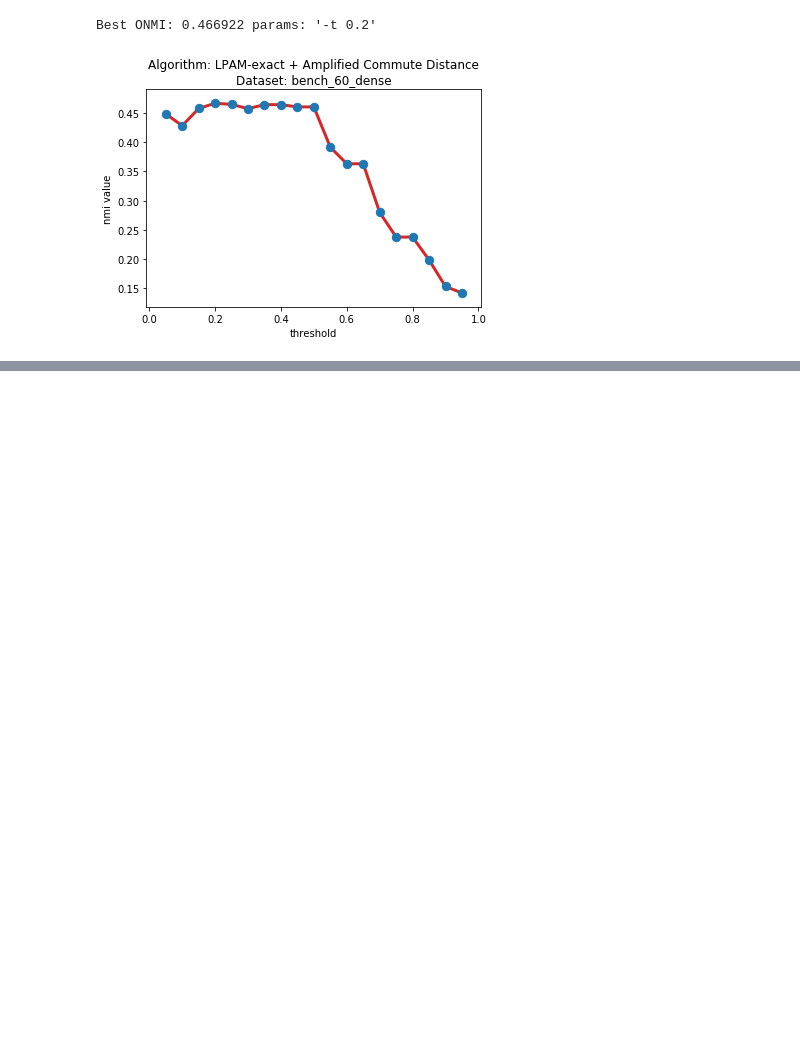
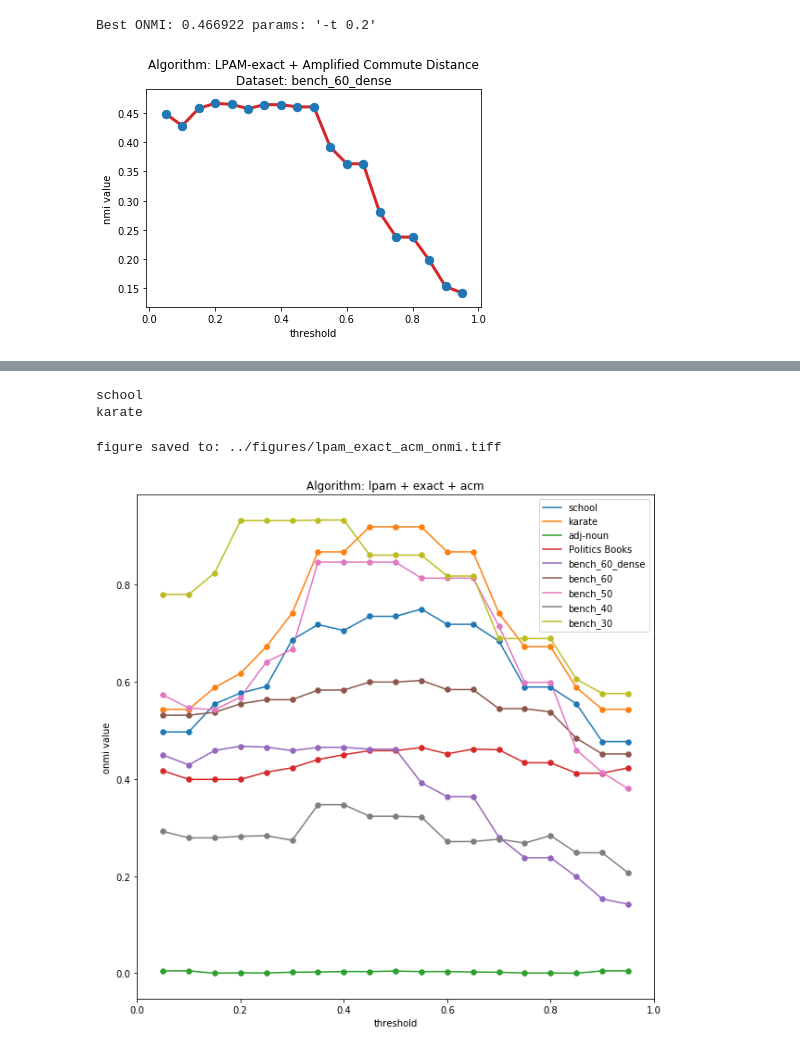
Before and after one commit to aponom84/lpam-clustering, a Jupyter notebook: Scripts/LPAM-Exact-Amplified-Commute-Distance.ipynb, the cells around one changed output, grey strips where cells are left out. Drawn from its saved outputs; the diff is of its cells as text; code cells hidden in the pictures; blank space fills up the shorter version.

```diff
--- a/Scripts/LPAM-Exact-Amplified-Commute-Distance.ipynb
+++ b/Scripts/LPAM-Exact-Amplified-Commute-Distance.ipynb
@@ -316,7 +339,7 @@ plot_all_params(algorithm = "LPAM-exact + Amplified Commute Distance", dataset =
 # %%
 params={}
 params["-t"] = np.arange(0.05, 1.0, 0.05)
-all_results = lp_experiment(clustersNumber=4,
+all_results['bench_50'] = lp_experiment(clustersNumber=4,
               algorithm = "pmp",
               distance = "acm",
               inputFile = "../datasets/bench_50/bench_50_network.dat",
@@ -342,7 +365,7 @@ plot_all_params(algorithm = "LPAM-exact + Amplified Commute Distance", dataset =
 # %%
 params={}
 params["-t"] = np.arange(0.05, 1.0, 0.05)
-all_results = lp_experiment(clustersNumber=6,
+all_results['bench_60']  = lp_experiment(clustersNumber=6,
               algorithm = "pmp",
               distance = "acm",
               inputFile = "../datasets/bench_60/bench_60_network.dat",
@@ -368,7 +391,7 @@ plot_all_params(algorithm = "LPAM-exact + Amplified Commute Distance", dataset =
 # %%
 params={}
 params["-t"] = np.arange(0.05, 1.0, 0.05)
-all_results = lp_experiment(clustersNumber=6,
+all_results['bench_60_dense'] = lp_experiment(clustersNumber=6,
               algorithm = "pmp",
               distance = "acm",
               inputFile = "../datasets/bench_60_dense/bench_60_dense_network.dat",
@@ -389,3 +412,44 @@ plot_all_params(algorithm = "LPAM-exact + Amplified Commute Distance", dataset =
 ![bench_60](../final_pictures/bench_60_dense_network_ACM_pmp_6_out.png)
 ## Line Graph ##
 ![bench_60_line](../final_pictures/bench_60_dense_network_ACM_pmp_6_out_line.png)
+# %%
+for (dataset_name, all_results) in all_all_results:
+    print(dataset_name)
+# %% [output]
+school
+karate
+# %%
+plt.rcParams["figure.figsize"] = (10,10)
+fName = "lpam_exact_acm_onmi"
+algorithm = "lpam + exact + acm"
+for dataset_name, results in all_results.items():
+    xdata=[]
+    ydata=[]
+    df = pd.DataFrame()
+    for param, nmi in results.items():
+        splited = param.split()
+        xdata.append(float(splited[1]))
+        ydata.append(nmi)
+        df = df.append({'x': float(splited[1]), 'y': nmi}, ignore_index=True)
+
+    plt.plot(xdata, ydata,  zorder=1)
+    plt.scatter(xdata, ydata,s=30,zorder=2)
+
+
+plt.legend(list(all_results.keys()))
+plt.xlabel('threshold')
+plt.ylabel('onmi value')
+plt.title('Algorithm: {}'.format(algorithm))
+
+if (fName is not None):
+    png1 = BytesIO()
+    plt.savefig(png1, format='png', dpi=400)
+    png2 = Image.open(png1)
+    ffName = '../figures/{}.tiff'.format(fName)
+    png2.save(ffName)
+    png1.close()
+    print("figure saved to: " + ffName)
+plt.show()
+# %% [output]
+figure saved to: ../figures/lpam_exact_acm_onmi.tiff
+[figure, added]
```
Also changed, not shown: parts of 16 cells of this notebook, 19 other files.
